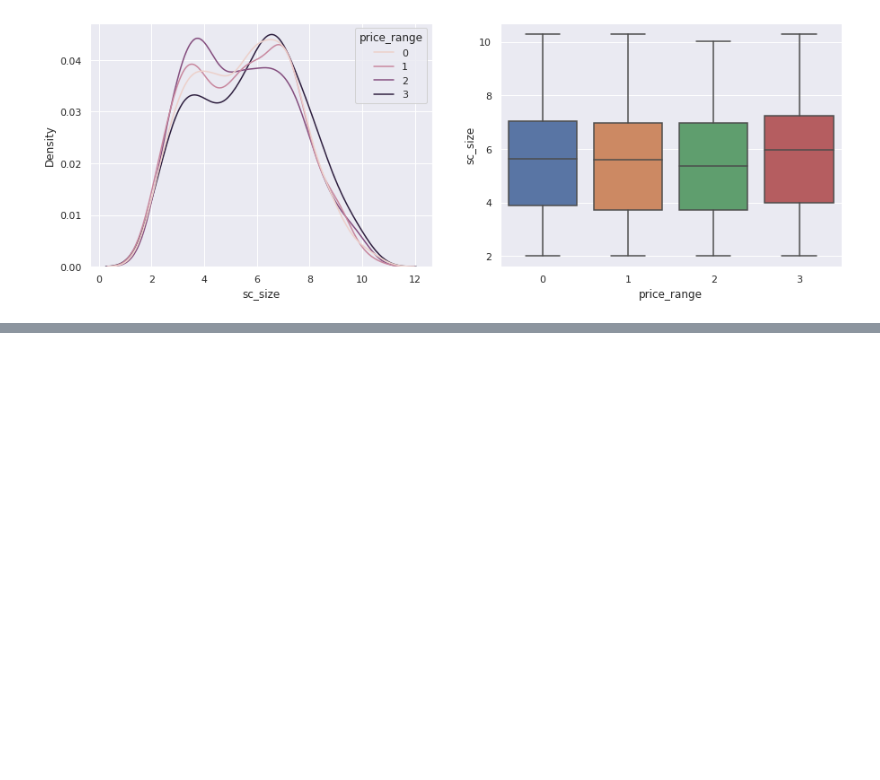
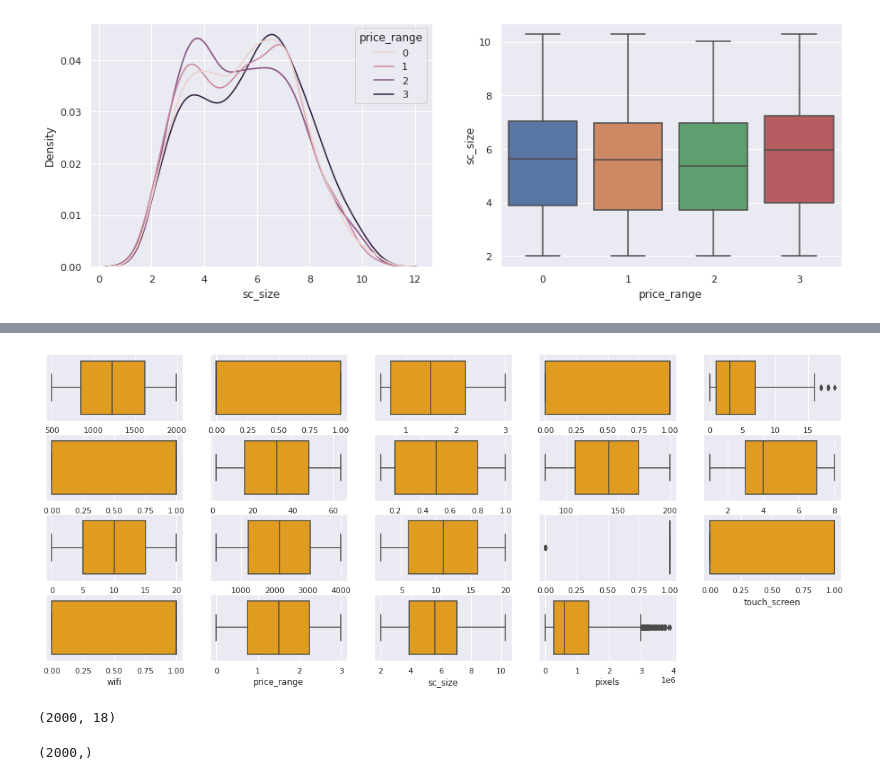
Before and after one commit to Ankitgpt357/Mobile-price-prediction, a Jupyter notebook: Mobile-price-prediction.ipynb, the cells around one changed output, grey strips where cells are left out. Drawn from its saved outputs; the diff is of its cells as text; code cells hidden in the pictures; blank space fills up the shorter version.

```diff
--- a/Mobile-price-prediction.ipynb
+++ b/Mobile-price-prediction.ipynb
@@ -321,0 +379,9 @@ plt.show()
+# %%
+# looking for outliers using box plot
+plt.figure(figsize=(20,10))
+for index,item in enumerate([i for i in df.describe().columns.to_list()] ):
+  plt.subplot(5,5,index+1)
+  sns.boxplot(df[item], color = "orange")
+print("\n")
+# %% [output]
+[figure, added]
@@ -321,0 +393,8 @@ plt.show()
+# %%
+X.shape
+# %% [output]
+(2000, 18)
+# %%
+y.shape
+# %% [output]
+(2000,)
```
Also changed, not shown: parts of 13 cells of this notebook.
